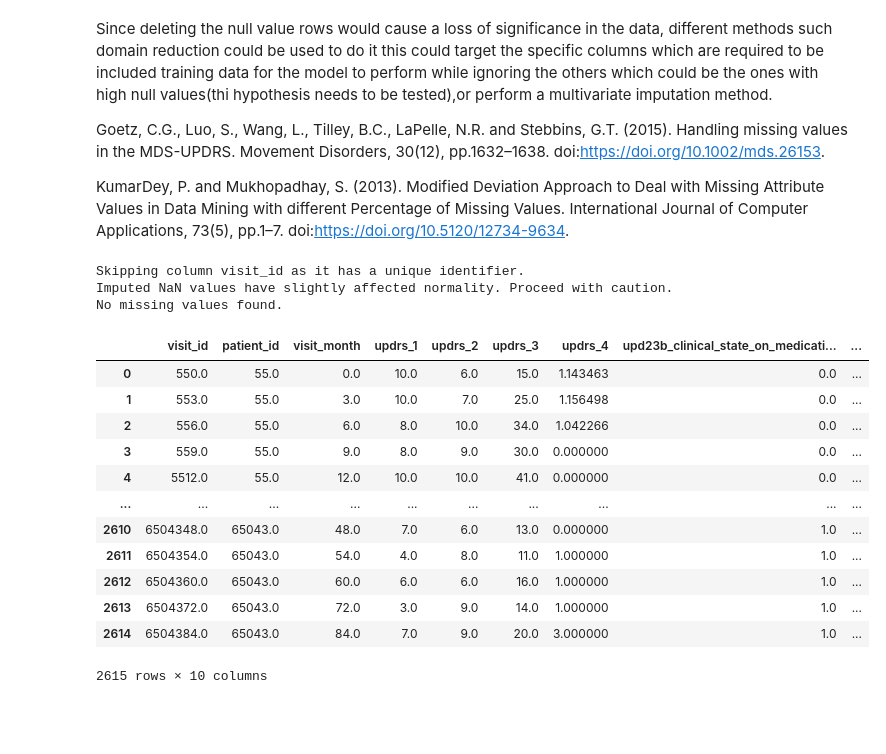
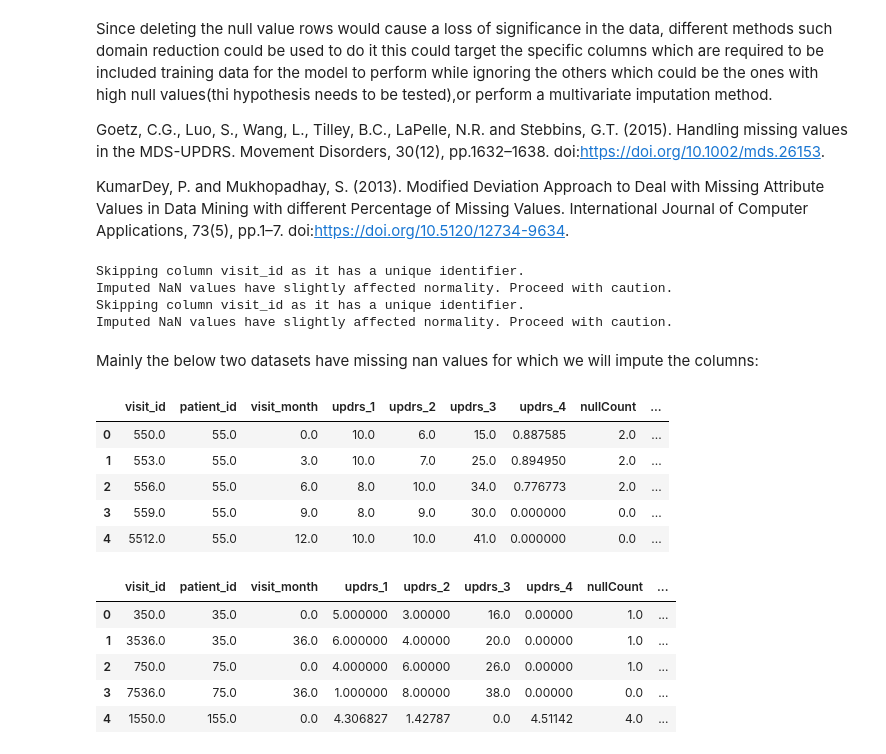
Before and after one commit to SiddhanthMateDEV/AMP--Parkinson-s-Disease-Progression-Prediction, a Jupyter notebook: amp-parkinsons-disease-progression-prediction/Main.ipynb, the cells around one changed output. Cells and saved outputs as stored; diff of their text form; code cells hidden in the pictures; blank space fills up the shorter version.

```diff
--- a/amp-parkinsons-disease-progression-prediction/Main.ipynb
+++ b/amp-parkinsons-disease-progression-prediction/Main.ipynb
@@ -532,6 +525,0 @@ tcd=data_preprocessing(train_clinical_data)
-# %%
-tcd_df=tcd.handle_missing_values()
-# %% [output]
-Skipping column visit_id as it has a unique identifier.
-Imputed NaN values have slightly affected normality. Proceed with caution.
-No missing values found.
@@ -538,16 +531,31 @@ No missing values found.
+# %%
+'''Print out the new df'''
+tcd_df=tcd.nan_pipeline()
+scd_df=scd.nan_pipeline()
+# tpep_df=tpep.nan_pipeline()
+# tpro_df=tpro.nan_pipeline()
+# %% [output]
+Skipping column visit_id as it has a unique identifier.
+Imputed NaN values have slightly affected normality. Proceed with caution.
+Skipping column visit_id as it has a unique identifier.
+Imputed NaN values have slightly affected normality. Proceed with caution.
+# %% [markdown]
+Mainly the below two datasets have missing nan values for which we will impute the columns:
 # %%
-tcd_df
+tcd_df.head(5)
 # %% [output]
-|  | visit_id | patient_id | visit_month | updrs_1 | updrs_2 | updrs_3 | updrs_4 | upd23b_clinical_state_on_medicati... | ... |
-| 0 | 550.0 | 55.0 | 0.0 | 10.0 | 6.0 | 15.0 | 1.143463 | 0.0 | ... |
-| 1 | 553.0 | 55.0 | 3.0 | 10.0 | 7.0 | 25.0 | 1.156498 | 0.0 | ... |
-| 2 | 556.0 | 55.0 | 6.0 | 8.0 | 10.0 | 34.0 | 1.042266 | 0.0 | ... |
+|  | visit_id | patient_id | visit_month | updrs_1 | updrs_2 | updrs_3 | updrs_4 | nullCount | ... |
+| 0 | 550.0 | 55.0 | 0.0 | 10.0 | 6.0 | 15.0 | 0.887585 | 2.0 | ... |
+| 1 | 553.0 | 55.0 | 3.0 | 10.0 | 7.0 | 25.0 | 0.894950 | 2.0 | ... |
+| 2 | 556.0 | 55.0 | 6.0 | 8.0 | 10.0 | 34.0 | 0.776773 | 2.0 | ... |
 | 3 | 559.0 | 55.0 | 9.0 | 8.0 | 9.0 | 30.0 | 0.000000 | 0.0 | ... |
 | 4 | 5512.0 | 55.0 | 12.0 | 10.0 | 10.0 | 41.0 | 0.000000 | 0.0 | ... |
-| ... | ... | ... | ... | ... | ... | ... | ... | ... | ... |
-| 2610 | 6504348.0 | 65043.0 | 48.0 | 7.0 | 6.0 | 13.0 | 0.000000 | 1.0 | ... |
-| 2611 | 6504354.0 | 65043.0 | 54.0 | 4.0 | 8.0 | 11.0 | 1.000000 | 1.0 | ... |
-| 2612 | 6504360.0 | 65043.0 | 60.0 | 6.0 | 6.0 | 16.0 | 1.000000 | 1.0 | ... |
-| 2613 | 6504372.0 | 65043.0 | 72.0 | 3.0 | 9.0 | 14.0 | 1.000000 | 1.0 | ... |
-| 2614 | 6504384.0 | 65043.0 | 84.0 | 7.0 | 9.0 | 20.0 | 3.000000 | 1.0 | ... |
-2615 rows × 10 columns
+# %%
+scd_df.head(5)
+# %% [output]
+|  | visit_id | patient_id | visit_month | updrs_1 | updrs_2 | updrs_3 | updrs_4 | nullCount | ... |
+| 0 | 350.0 | 35.0 | 0.0 | 5.000000 | 3.00000 | 16.0 | 0.00000 | 1.0 | ... |
+| 1 | 3536.0 | 35.0 | 36.0 | 6.000000 | 4.00000 | 20.0 | 0.00000 | 1.0 | ... |
+| 2 | 750.0 | 75.0 | 0.0 | 4.000000 | 6.00000 | 26.0 | 0.00000 | 1.0 | ... |
+| 3 | 7536.0 | 75.0 | 36.0 | 1.000000 | 8.00000 | 38.0 | 0.00000 | 0.0 | ... |
+| 4 | 1550.0 | 155.0 | 0.0 | 4.306827 | 1.42787 | 0.0 | 4.51142 | 4.0 | ... |
```
Also changed, not shown: parts of 11 cells of this notebook, 2 other files.
